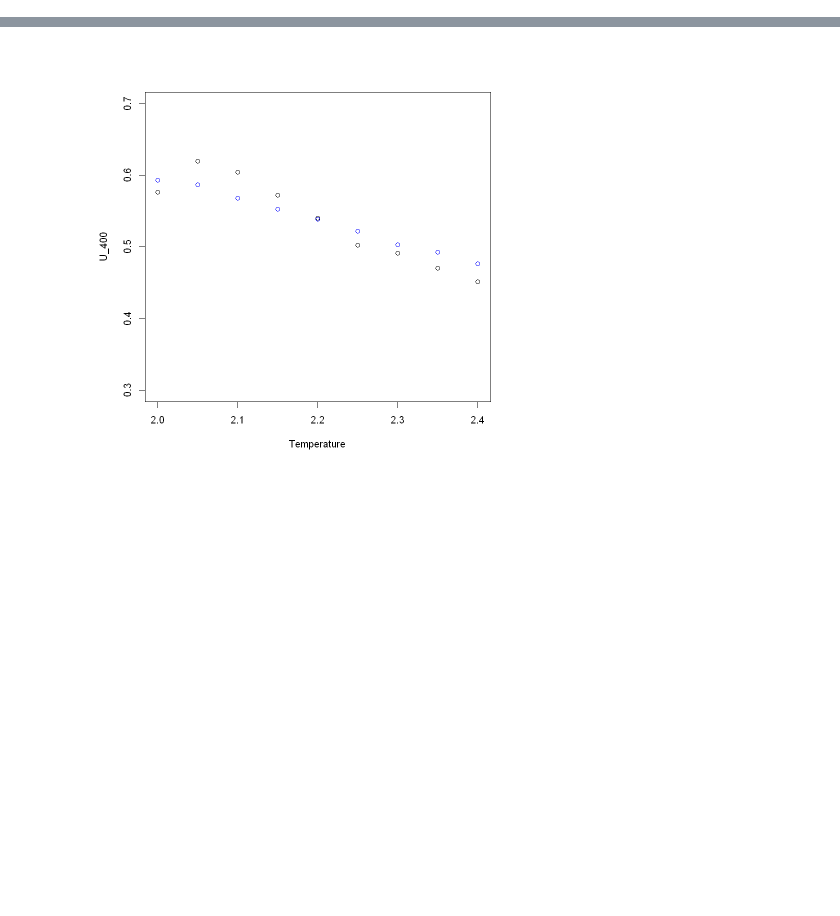
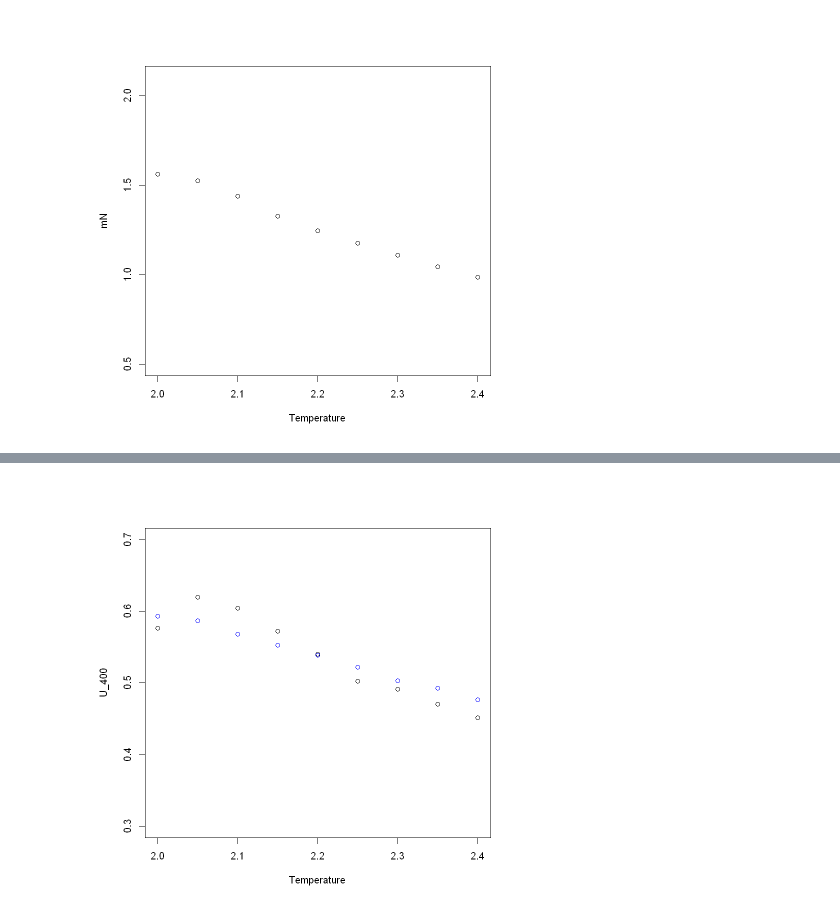
Before and after one commit to RiccardoTancredi/PerCoolAction, a Jupyter notebook: final.ipynb, the cells around one changed output, grey strips where cells are left out. Saved outputs shown, nothing was run; the diff lists cells and outputs as text; code cells hidden in the pictures; blank space fills up the shorter version.

```diff
--- a/final.ipynb
+++ b/final.ipynb
@@ -7,0 +36,15 @@ file_path_c <- paste(folder, 'c_', N, '.txt', sep="")
+# %%
+k <- 1
+for (n in N){
+    file_path_m <- paste(folder, 'mN_', n, '.txt', sep="")
+    mN = read.table(file_path_m, header = FALSE, col.names = "mN")[[1]]*n^(1/4)
+    if (n == 100){
+        plot(Temperature, mN, col = colors[k], ylim = c(0.5, 2.1))
+    }
+    else{
+        points(Temperature, mN, col = colors[k])
+    }
+    k <- k + 1
+}
+# %% [output]
+[figure, added]
```
Also changed, not shown: parts of 7 cells of this notebook, 21 other files.
